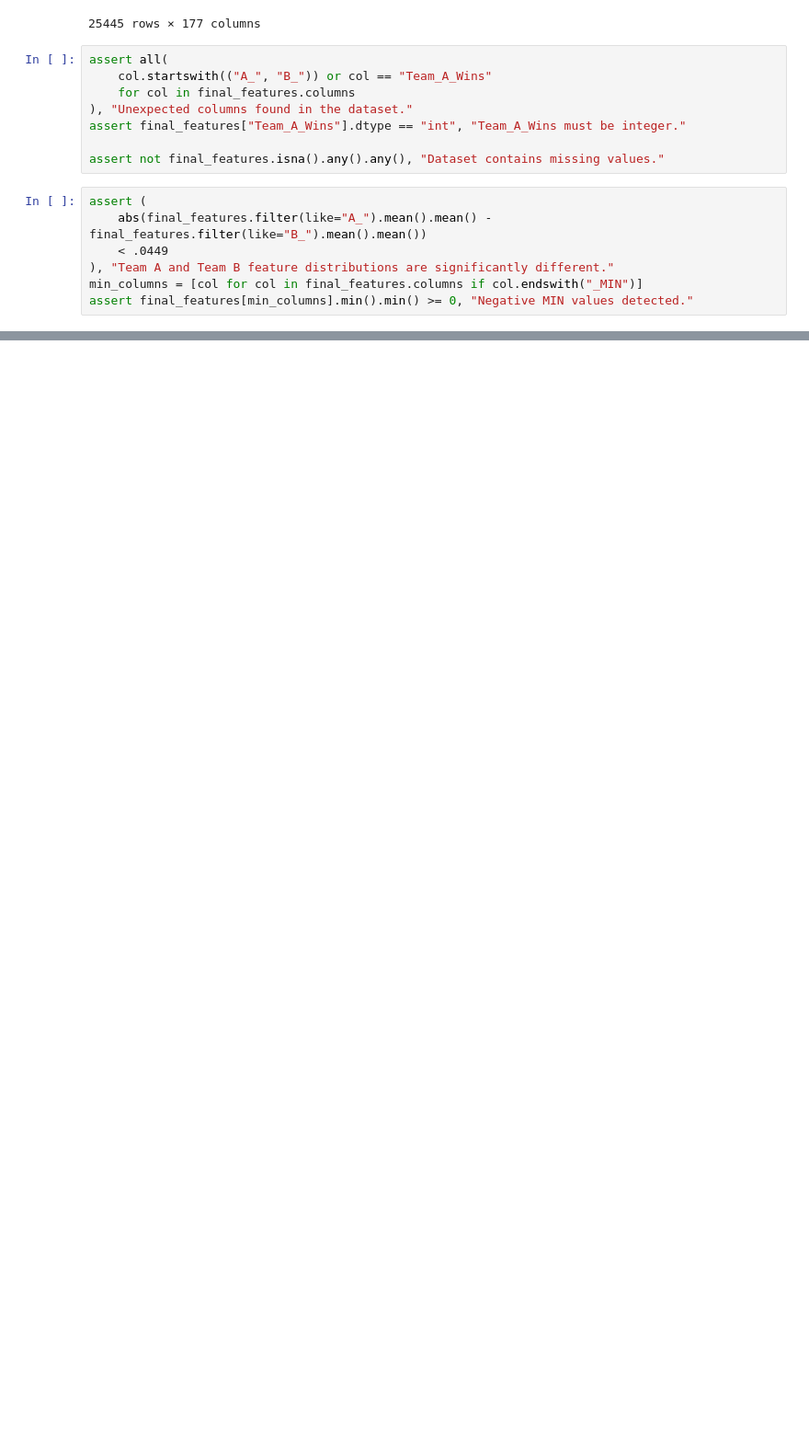
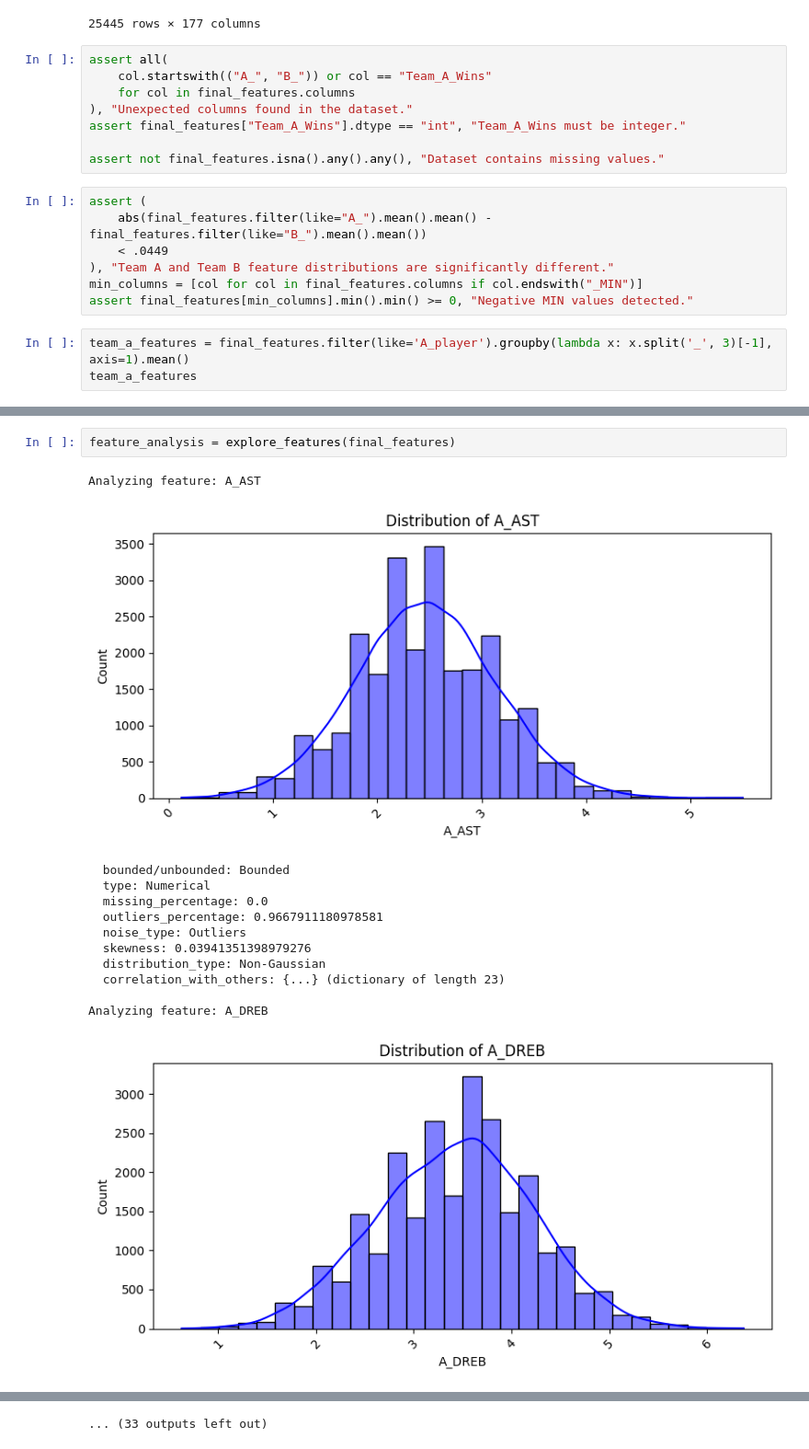
Before and after one commit to joaquinuriarte/sports-betting, a Jupyter notebook: z-model_binaries/processed_dataset_check/processed_ds_verification.ipynb, the cells around one changed output, grey strips where cells are left out. Shown: that part at 92% size. Drawn from its saved outputs; the diff is of its cells as text; blank space fills up the shorter version.

```diff
--- a/z-model_binaries/processed_dataset_check/processed_ds_verification.ipynb
+++ b/z-model_binaries/processed_dataset_check/processed_ds_verification.ipynb
@@ -50,3 +50,6 @@ assert (
 ), "Team A and Team B feature distributions are significantly different."
 min_columns = [col for col in final_features.columns if col.endswith("_MIN")]
 assert final_features[min_columns].min().min() >= 0, "Negative MIN values detected."
+# %%
+team_a_features = final_features.filter(like='A_player').groupby(lambda x: x.split('_', 3)[-1], axis=1).mean()
+team_a_features
@@ -52,0 +200,16 @@ assert final_features[min_columns].min().min() >= 0, "Negative MIN values detect
+# %%
+feature_analysis = explore_features(final_features)
+# %% [output]
+Analyzing feature: A_AST
+[figure, added]
+  bounded/unbounded: Bounded
+  type: Numerical
+  missing_percentage: 0.0
+  outliers_percentage: 0.9667911180978581
+  noise_type: Outliers
+  skewness: 0.03941351398979276
+  distribution_type: Non-Gaussian
+  correlation_with_others: {...} (dictionary of length 23)
+
+Analyzing feature: A_DREB
+[figure, added]
@@ -52,0 +260 @@ assert final_features[min_columns].min().min() >= 0, "Negative MIN values detect
+... (33 outputs left out)
```
Also changed, not shown: parts of 5 cells of this notebook, 1 other file.
